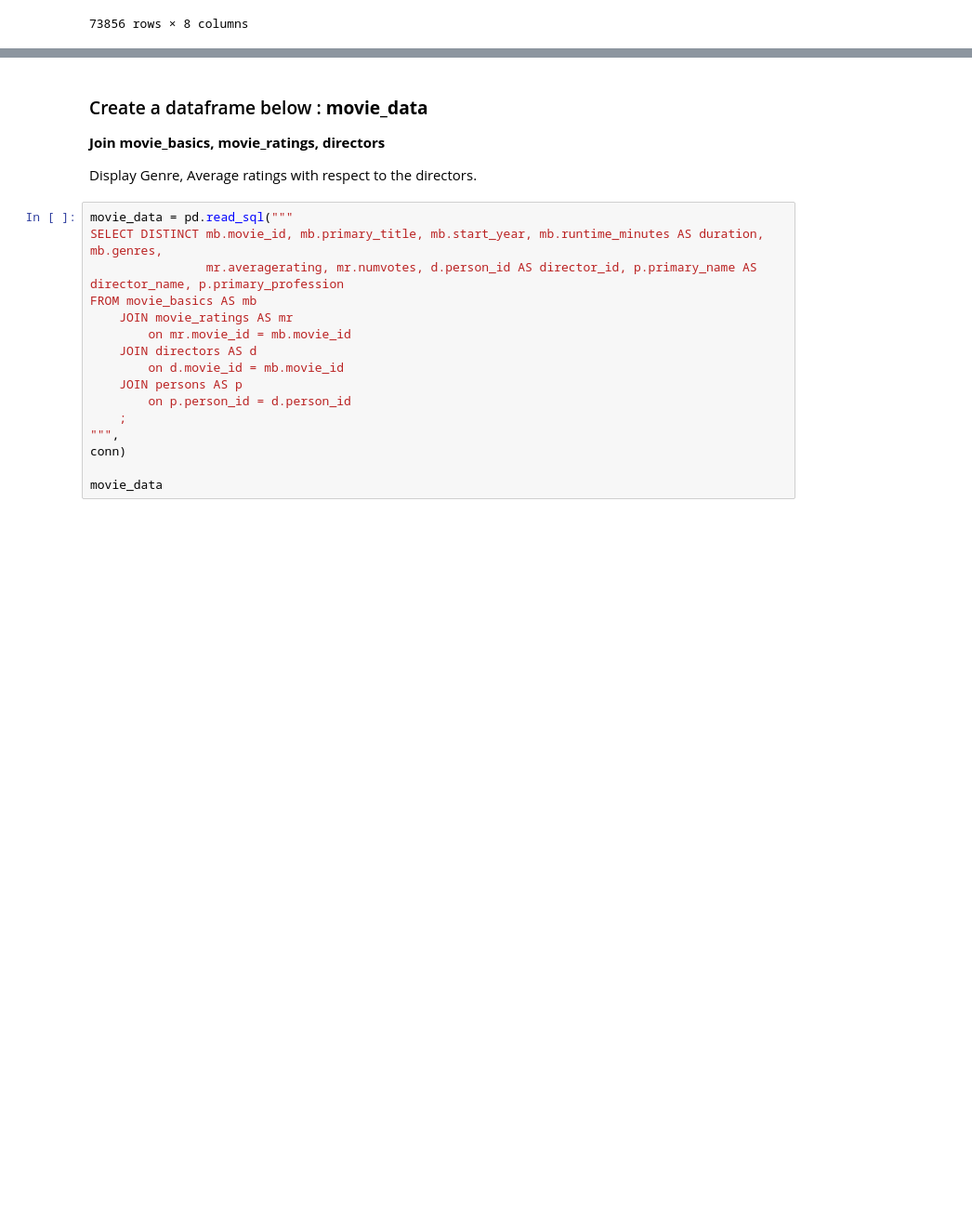
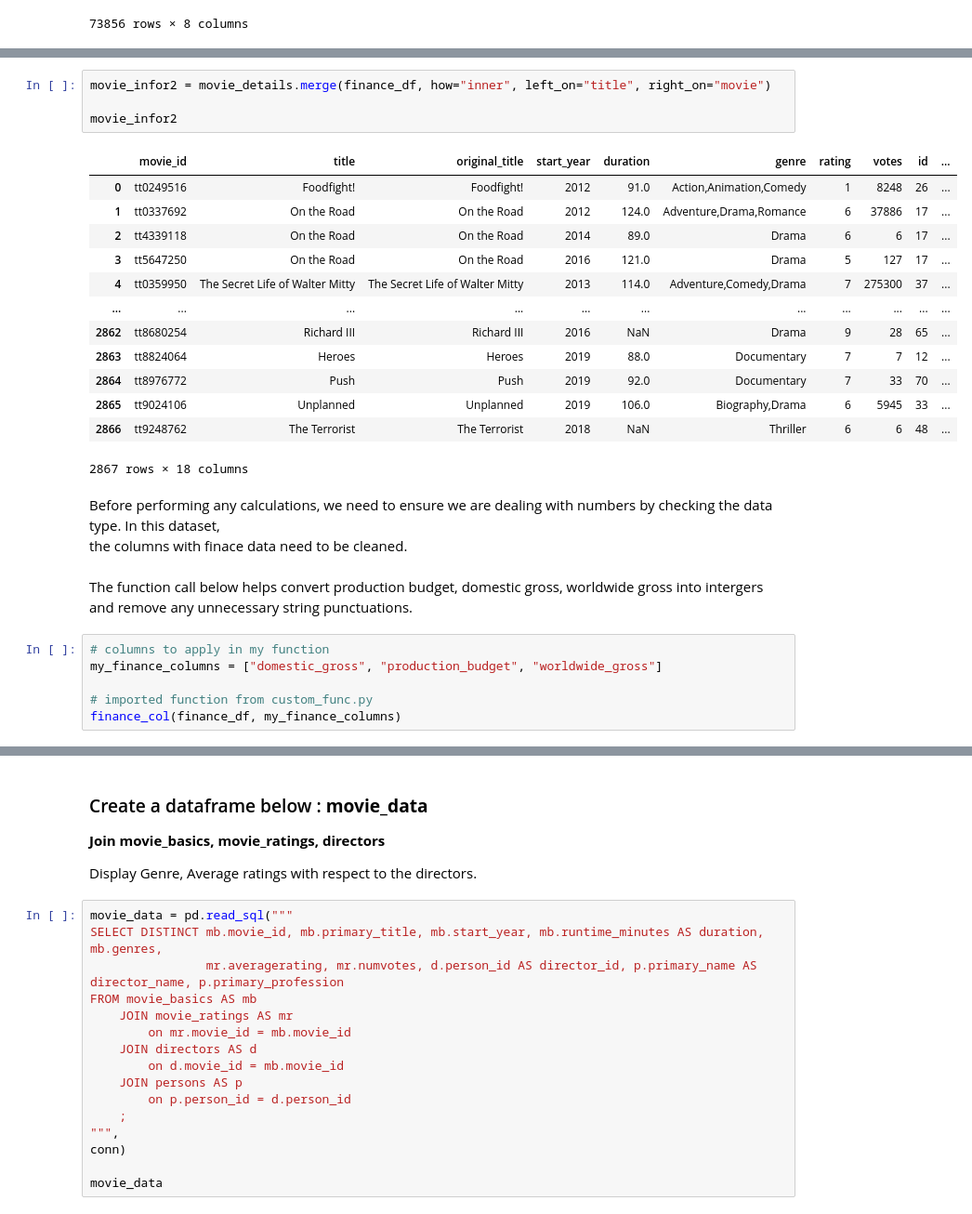
Before and after one commit to kamahTek/Studio_Afrik, a Jupyter notebook: studio_afrik.ipynb, the cells around one changed output, grey strips where cells are left out. Shown at 93% size. Cells and saved outputs as stored; diff of their text form; blank space fills up the shorter version.

```diff
--- a/studio_afrik.ipynb
+++ b/studio_afrik.ipynb
@@ -181,0 +434,29 @@ movie_details
+# %%
+movie_infor2 = movie_details.merge(finance_df, how="inner", left_on="title", right_on="movie")
+
+movie_infor2
+# %% [output]
+|  | movie_id | title | original_title | start_year | duration | genre | rating | votes | id | ... |
+| 0 | tt0249516 | Foodfight! | Foodfight! | 2012 | 91.0 | Action,Animation,Comedy | 1 | 8248 | 26 | ... |
+| 1 | tt0337692 | On the Road | On the Road | 2012 | 124.0 | Adventure,Drama,Romance | 6 | 37886 | 17 | ... |
+| 2 | tt4339118 | On the Road | On the Road | 2014 | 89.0 | Drama | 6 | 6 | 17 | ... |
+| 3 | tt5647250 | On the Road | On the Road | 2016 | 121.0 | Drama | 5 | 127 | 17 | ... |
+| 4 | tt0359950 | The Secret Life of Walter Mitty | The Secret Life of Walter Mitty | 2013 | 114.0 | Adventure,Comedy,Drama | 7 | 275300 | 37 | ... |
+| ... | ... | ... | ... | ... | ... | ... | ... | ... | ... | ... |
+| 2862 | tt8680254 | Richard III | Richard III | 2016 | NaN | Drama | 9 | 28 | 65 | ... |
+| 2863 | tt8824064 | Heroes | Heroes | 2019 | 88.0 | Documentary | 7 | 7 | 12 | ... |
+| 2864 | tt8976772 | Push | Push | 2019 | 92.0 | Documentary | 7 | 33 | 70 | ... |
+| 2865 | tt9024106 | Unplanned | Unplanned | 2019 | 106.0 | Biography,Drama | 6 | 5945 | 33 | ... |
+| 2866 | tt9248762 | The Terrorist | The Terrorist | 2018 | NaN | Thriller | 6 | 6 | 48 | ... |
+2867 rows × 18 columns
+# %% [markdown]
+Before performing any calculations, we need to ensure we are dealing with numbers by checking the data type. In this dataset, <br/>
+the columns with finace data need to be cleaned.
+# %% [markdown]
+The function call below helps convert production budget, domestic gross, worldwide gross into intergers and remove any unnecessary string punctuations.
+# %%
+# columns to apply in my function
+my_finance_columns = ["domestic_gross", "production_budget", "worldwide_gross"]
+
+# imported function from custom_func.py
+finance_col(finance_df, my_finance_columns)
```
Also changed, not shown: parts of 35 cells of this notebook, 1 other file.
